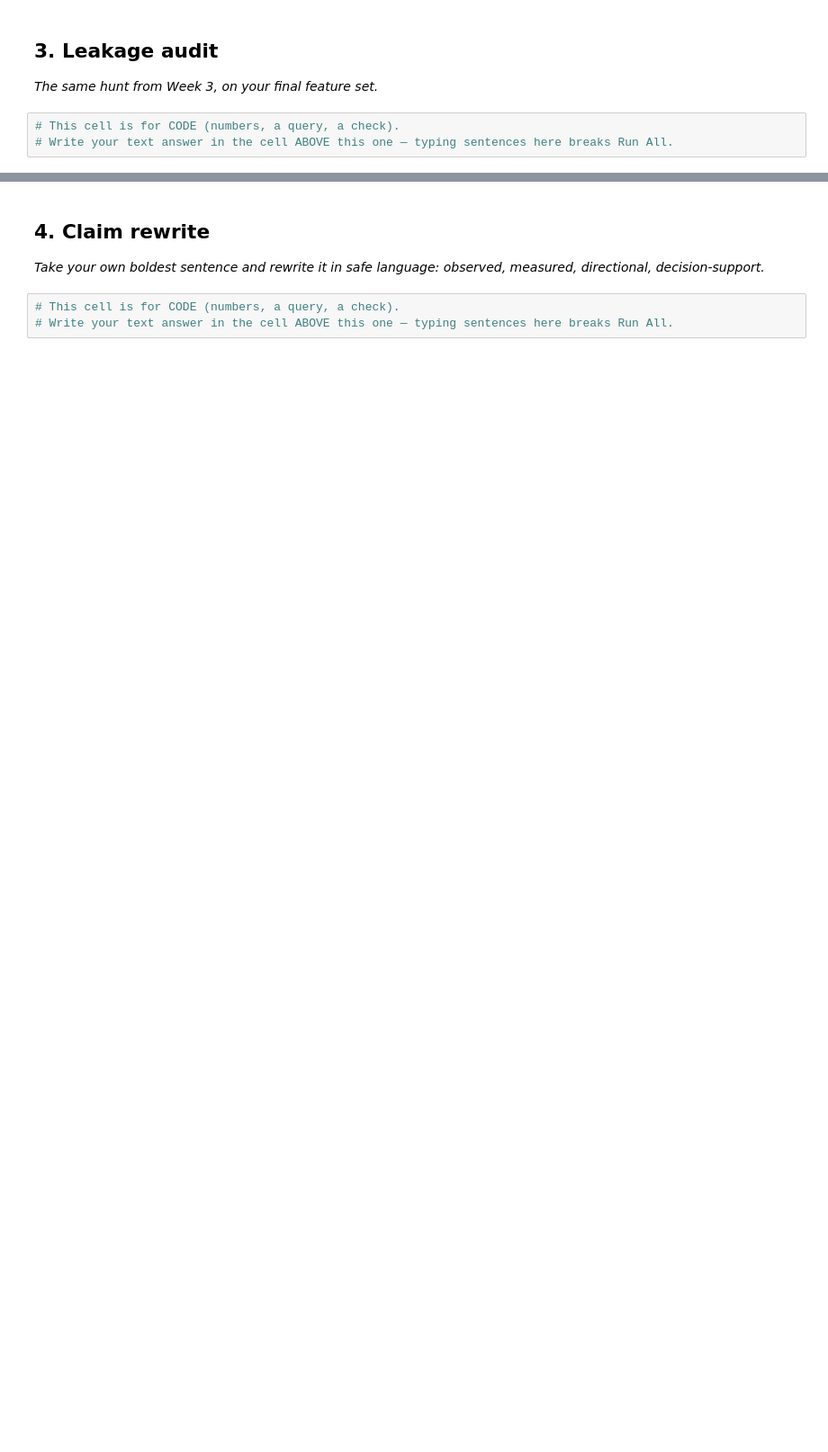
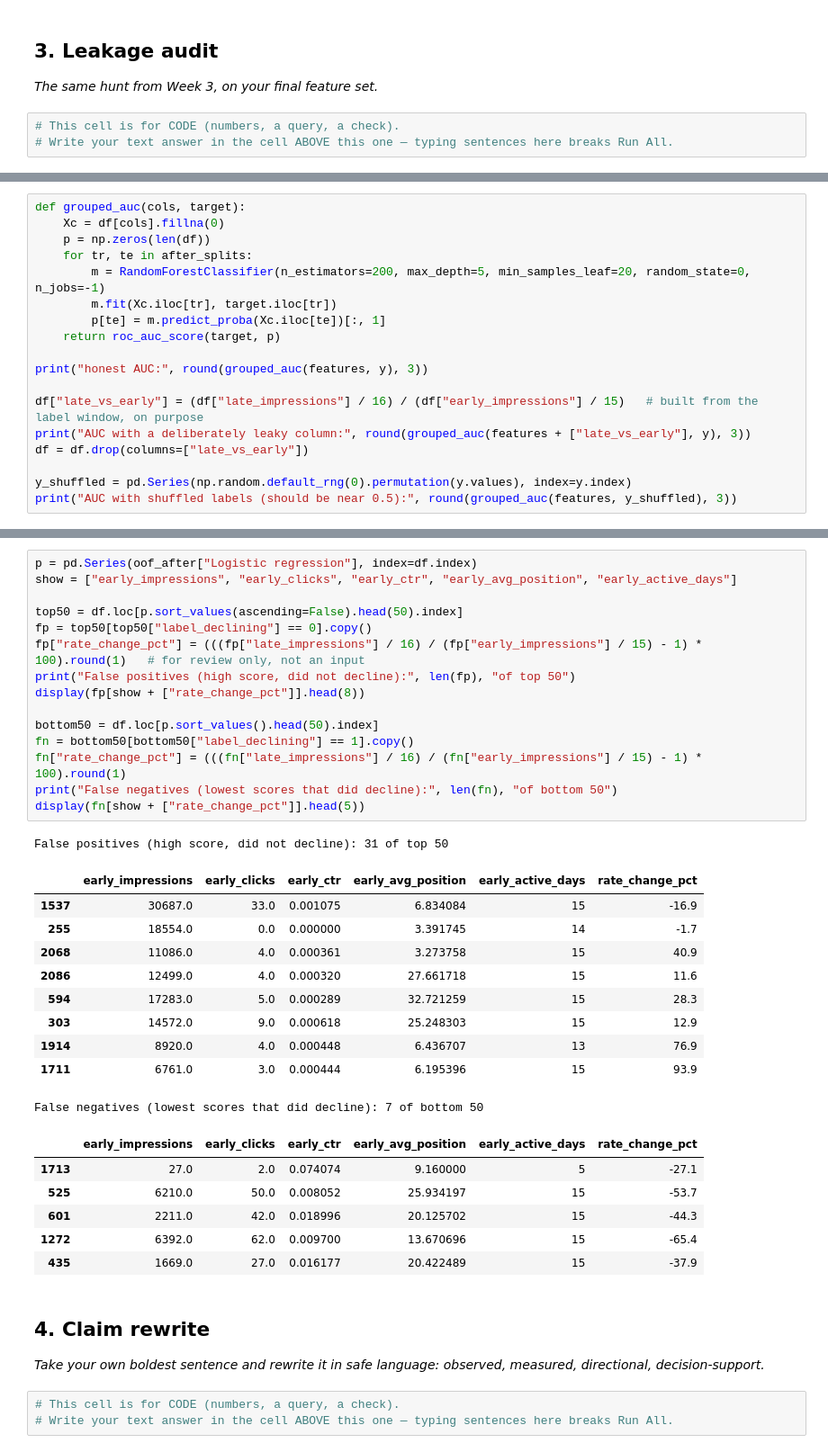
Before and after one commit to iankitthakur/flyrank-ml-internship, a Jupyter notebook: work/notebooks/w06_validation_audit.ipynb, the cells around one changed output, grey strips where cells are left out. Shown at 90% size. Drawn from its saved outputs; the diff is of its cells as text; blank space fills up the shorter version.

```diff
--- a/work/notebooks/w06_validation_audit.ipynb
+++ b/work/notebooks/w06_validation_audit.ipynb
@@ -29,0 +169,18 @@ This skeleton is yours to fill. Work the sections **in order** — each one has
+# %%
+def grouped_auc(cols, target):
+    Xc = df[cols].fillna(0)
+    p = np.zeros(len(df))
+    for tr, te in after_splits:
+        m = RandomForestClassifier(n_estimators=200, max_depth=5, min_samples_leaf=20, random_state=0, n_jobs=-1)
+        m.fit(Xc.iloc[tr], target.iloc[tr])
+        p[te] = m.predict_proba(Xc.iloc[te])[:, 1]
+    return roc_auc_score(target, p)
+
+print("honest AUC:", round(grouped_auc(features, y), 3))
+
+df["late_vs_early"] = (df["late_impressions"] / 16) / (df["early_impressions"] / 15)   # built from the label window, on purpose
+print("AUC with a deliberately leaky column:", round(grouped_auc(features + ["late_vs_early"], y), 3))
+df = df.drop(columns=["late_vs_early"])
+
+y_shuffled = pd.Series(np.random.default_rng(0).permutation(y.values), index=y.index)
+print("AUC with shuffled labels (should be near 0.5):", round(grouped_auc(features, y_shuffled), 3))
@@ -30,3 +200,36 @@ This skeleton is yours to fill. Work the sections **in order** — each one has
+# %%
+p = pd.Series(oof_after["Logistic regression"], index=df.index)
+show = ["early_impressions", "early_clicks", "early_ctr", "early_avg_position", "early_active_days"]
+
+top50 = df.loc[p.sort_values(ascending=False).head(50).index]
+fp = top50[top50["label_declining"] == 0].copy()
+fp["rate_change_pct"] = (((fp["late_impressions"] / 16) / (fp["early_impressions"] / 15) - 1) * 100).round(1)   # for review only, not an input
+print("False positives (high score, did not decline):", len(fp), "of top 50")
+display(fp[show + ["rate_change_pct"]].head(8))
+
+bottom50 = df.loc[p.sort_values().head(50).index]
+fn = bottom50[bottom50["label_declining"] == 1].copy()
+fn["rate_change_pct"] = (((fn["late_impressions"] / 16) / (fn["early_impressions"] / 15) - 1) * 100).round(1)
+print("False negatives (lowest scores that did decline):", len(fn), "of bottom 50")
+display(fn[show + ["rate_change_pct"]].head(5))
+# %% [output]
+False positives (high score, did not decline): 31 of top 50
+|  | early_impressions | early_clicks | early_ctr | early_avg_position | early_active_days | rate_change_pct |
+| 1537 | 30687.0 | 33.0 | 0.001075 | 6.834084 | 15 | -16.9 |
+| 255 | 18554.0 | 0.0 | 0.000000 | 3.391745 | 14 | -1.7 |
+| 2068 | 11086.0 | 4.0 | 0.000361 | 3.273758 | 15 | 40.9 |
+| 2086 | 12499.0 | 4.0 | 0.000320 | 27.661718 | 15 | 11.6 |
+| 594 | 17283.0 | 5.0 | 0.000289 | 32.721259 | 15 | 28.3 |
+| 303 | 14572.0 | 9.0 | 0.000618 | 25.248303 | 15 | 12.9 |
+| 1914 | 8920.0 | 4.0 | 0.000448 | 6.436707 | 13 | 76.9 |
+| 1711 | 6761.0 | 3.0 | 0.000444 | 6.195396 | 15 | 93.9 |
+False negatives (lowest scores that did decline): 7 of bottom 50
+|  | early_impressions | early_clicks | early_ctr | early_avg_position | early_active_days | rate_change_pct |
+| 1713 | 27.0 | 2.0 | 0.074074 | 9.160000 | 5 | -27.1 |
+| 525 | 6210.0 | 50.0 | 0.008052 | 25.934197 | 15 | -53.7 |
+| 601 | 2211.0 | 42.0 | 0.018996 | 20.125702 | 15 | -44.3 |
+| 1272 | 6392.0 | 62.0 | 0.009700 | 13.670696 | 15 | -65.4 |
+| 435 | 1669.0 | 27.0 | 0.016177 | 20.422489 | 15 | -37.9 |
 # %% [markdown]
 ## 4. Claim rewrite
 
```
Also changed, not shown: parts of 10 cells of this notebook.
